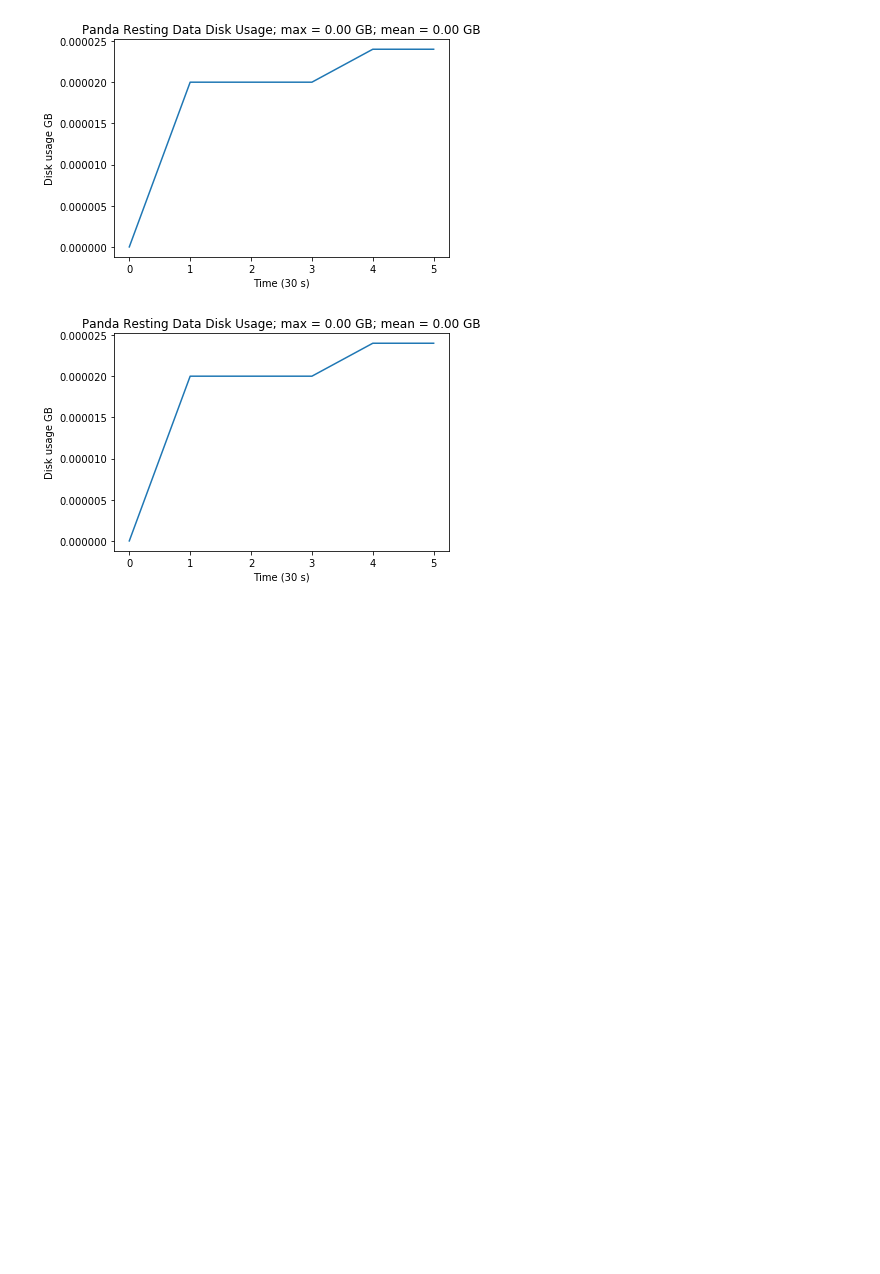
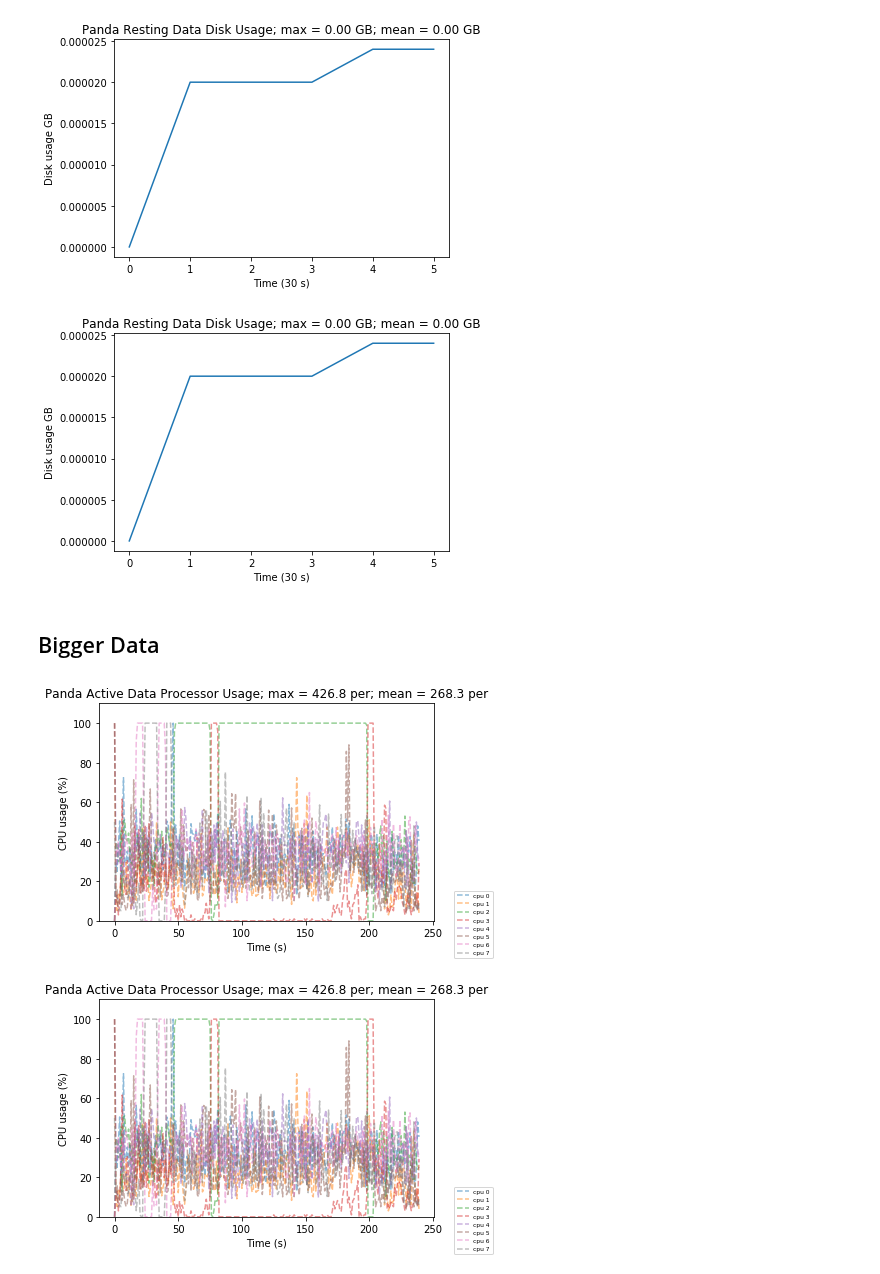
Before and after one commit to NeuroDataDesign/orange-panda-f16s17, a Jupyter notebook: web/env_monitor/specs.ipynb, the cells around one changed output. Drawn from its saved outputs; the diff is of its cells as text; code cells hidden in the pictures; blank space fills up the shorter version.

```diff
--- a/web/env_monitor/specs.ipynb
+++ b/web/env_monitor/specs.ipynb
@@ -154,3 +154,10 @@ disk_function("analysis_files/disk.txt", "Panda Resting Data")
 # %% [output]
 [figure]
 [figure]
+# %% [markdown]
+## Bigger Data
+# %%
+cpu_function("big_analysis_files/cpu.txt", "Panda Active Data")
+# %% [output]
+[figure, added]
+[figure, added]
```
Also changed, not shown: parts of 6 cells of this notebook, 7 other files.
